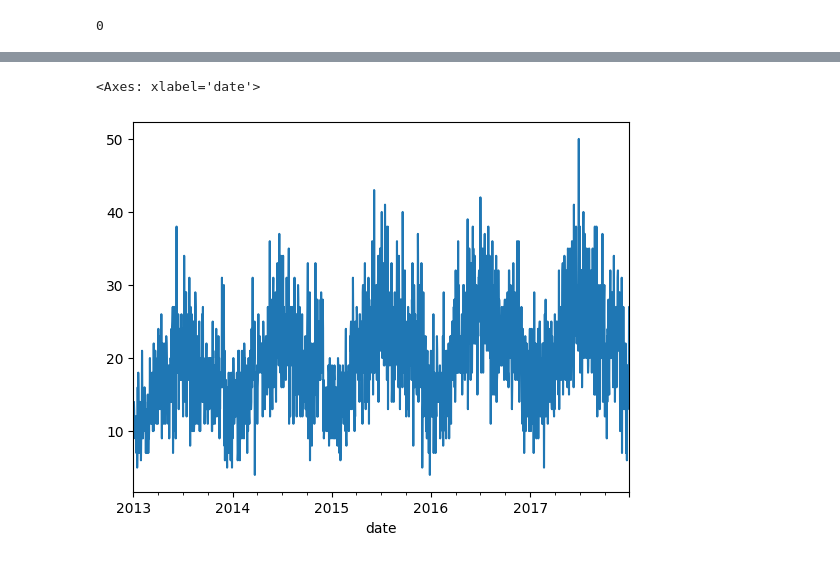
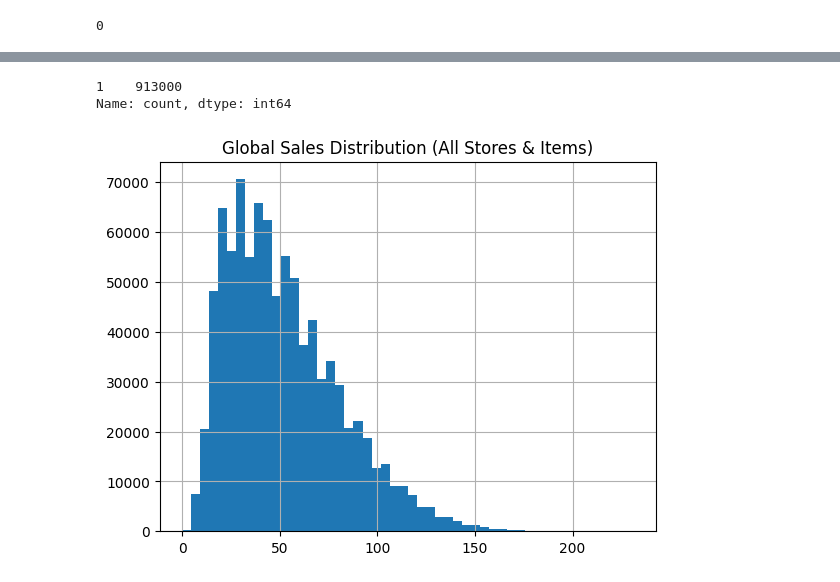
Before and after one commit to Harsha081459/Retail-Demand-Forecasting, a Jupyter notebook: notebook.ipynb, the cells around one changed output, grey strips where cells are left out. Cells and saved outputs as stored; diff of their text form; code cells hidden in the pictures.

```diff
--- a/notebook.ipynb
+++ b/notebook.ipynb
@@ -126,5 +92,11 @@ Name: sales, dtype: float64
-# %%
-df_si["sales"].plot() # this plot is noisy
-# %% [output]
-<Axes: xlabel='date'>
-[figure, removed]
+# %%
+df.groupby(["date", "store", "item"]).size().value_counts()
+# %% [output]
+1    913000
+Name: count, dtype: int64
+# %%
+df["sales"].hist(bins=50)
+plt.title("Global Sales Distribution (All Stores & Items)")
+plt.show()
+# %% [output]
+[figure, added]
```
Also changed, not shown: parts of 16 cells of this notebook.
